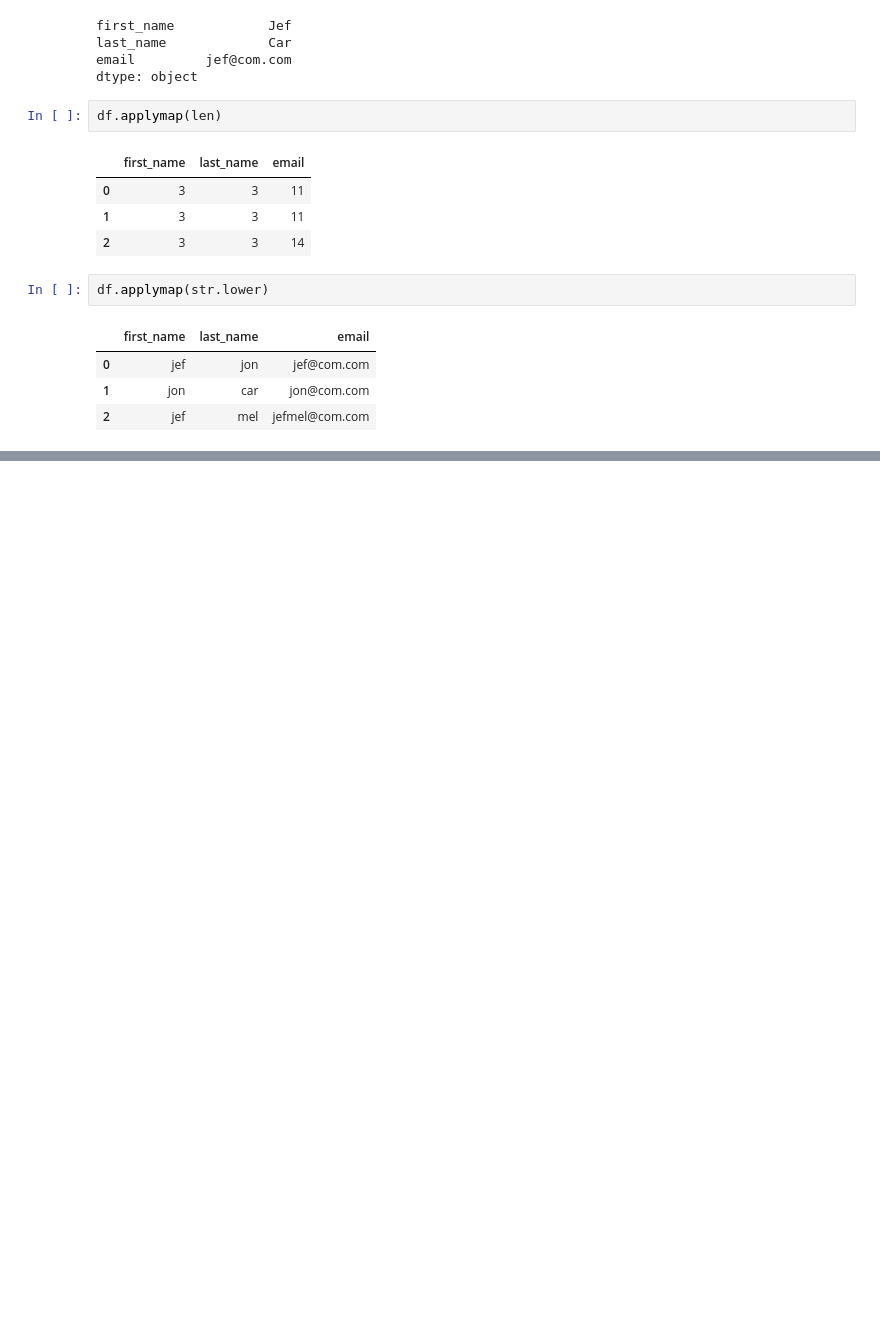
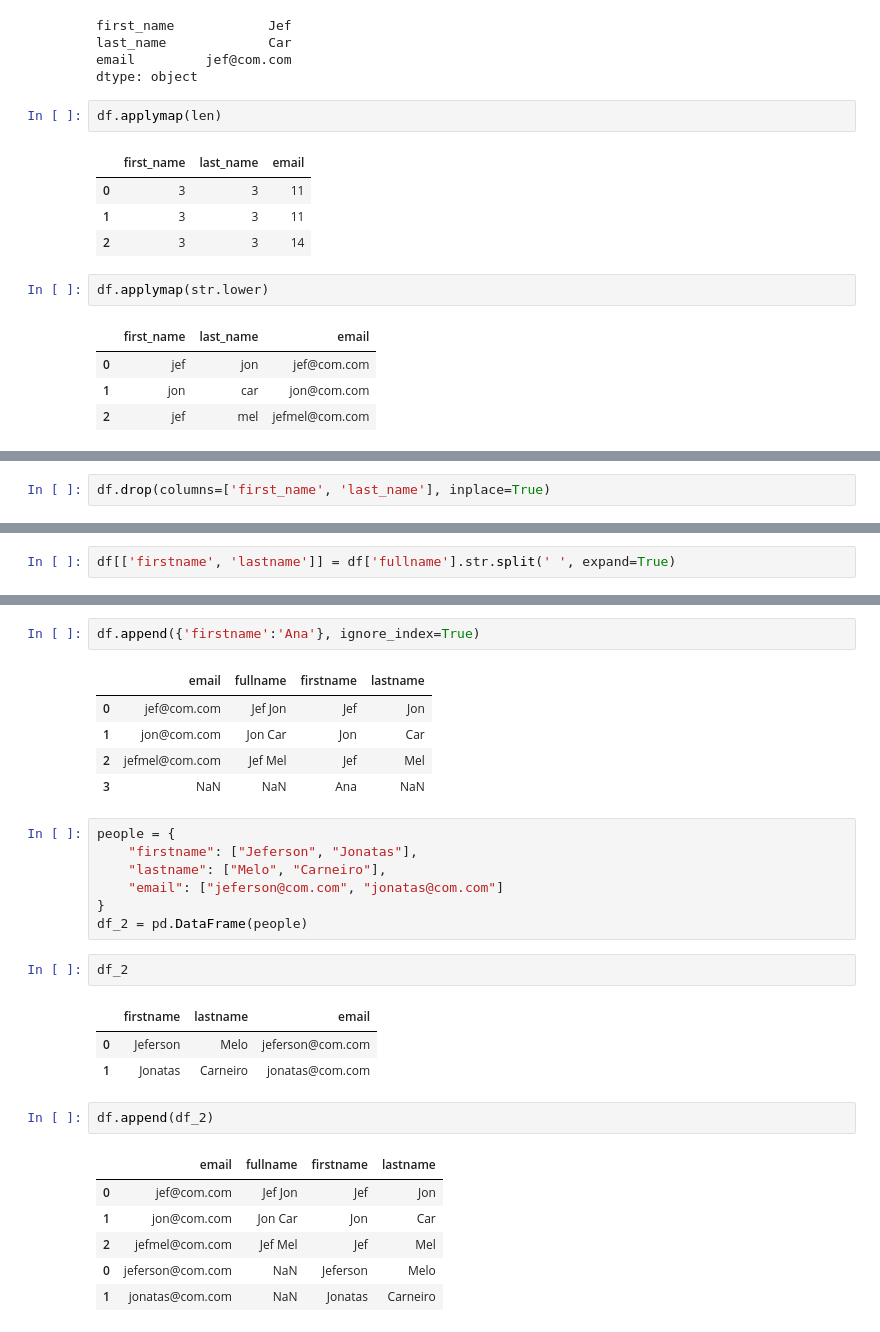
Before and after one commit to JefersonMelo/22-Banco, a Jupyter notebook: 03-Pandas/snippets.ipynb, the cells around one changed output, grey strips where cells are left out. Drawn from its saved outputs; the diff is of its cells as text; blank space fills up the shorter version.

```diff
--- a/03-Pandas/snippets.ipynb
+++ b/03-Pandas/snippets.ipynb
@@ -291,0 +300,2 @@ df.applymap(str.lower)
+# %%
+df.drop(columns=['first_name', 'last_name'], inplace=True)
@@ -291,0 +309,2 @@ df.applymap(str.lower)
+# %%
+df[['firstname', 'lastname']] = df['fullname'].str.split(' ', expand=True)
@@ -291,0 +325,30 @@ df.applymap(str.lower)
+# %%
+df.append({'firstname':'Ana'}, ignore_index=True)
+# %% [output]
+|  | email | fullname | firstname | lastname |
+| 0 | jef@com.com | Jef Jon | Jef | Jon |
+| 1 | jon@com.com | Jon Car | Jon | Car |
+| 2 | jefmel@com.com | Jef Mel | Jef | Mel |
+| 3 | NaN | NaN | Ana | NaN |
+# %%
+people = {
+    "firstname": ["Jeferson", "Jonatas"],
+    "lastname": ["Melo", "Carneiro"],
+    "email": ["jeferson@com.com", "jonatas@com.com"]
+}
+df_2 = pd.DataFrame(people)
+# %%
+df_2
+# %% [output]
+|  | firstname | lastname | email |
+| 0 | Jeferson | Melo | jeferson@com.com |
+| 1 | Jonatas | Carneiro | jonatas@com.com |
+# %%
+df.append(df_2)
+# %% [output]
+|  | email | fullname | firstname | lastname |
+| 0 | jef@com.com | Jef Jon | Jef | Jon |
+| 1 | jon@com.com | Jon Car | Jon | Car |
+| 2 | jefmel@com.com | Jef Mel | Jef | Mel |
+| 0 | jeferson@com.com | NaN | Jeferson | Melo |
+| 1 | jonatas@com.com | NaN | Jonatas | Carneiro |
```
Also changed, not shown: parts of 6 cells of this notebook, 1 other file.
